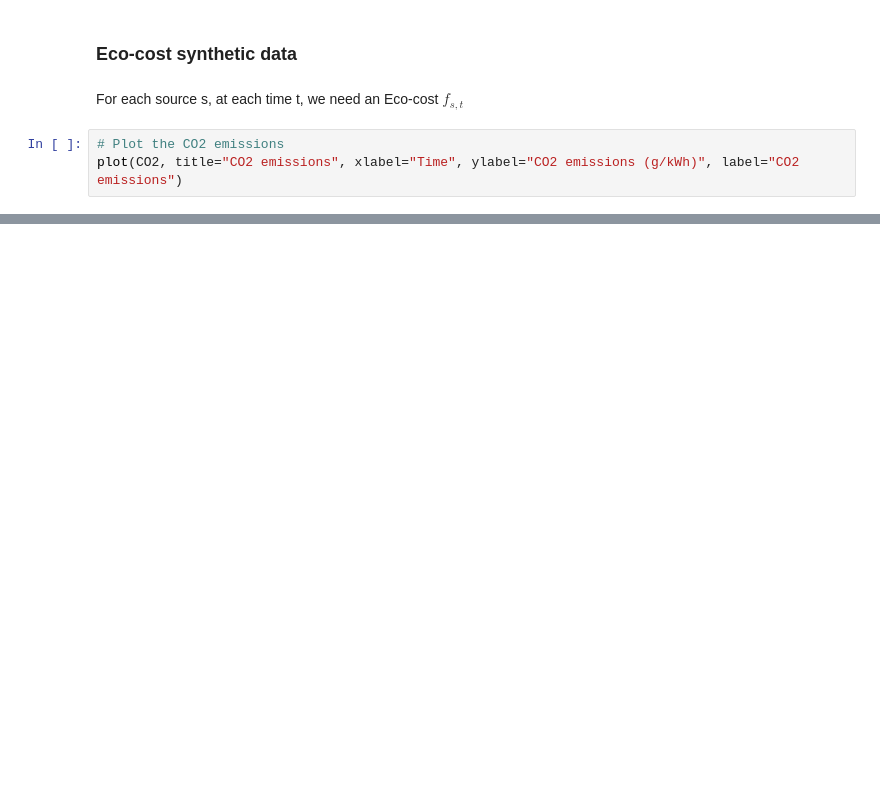
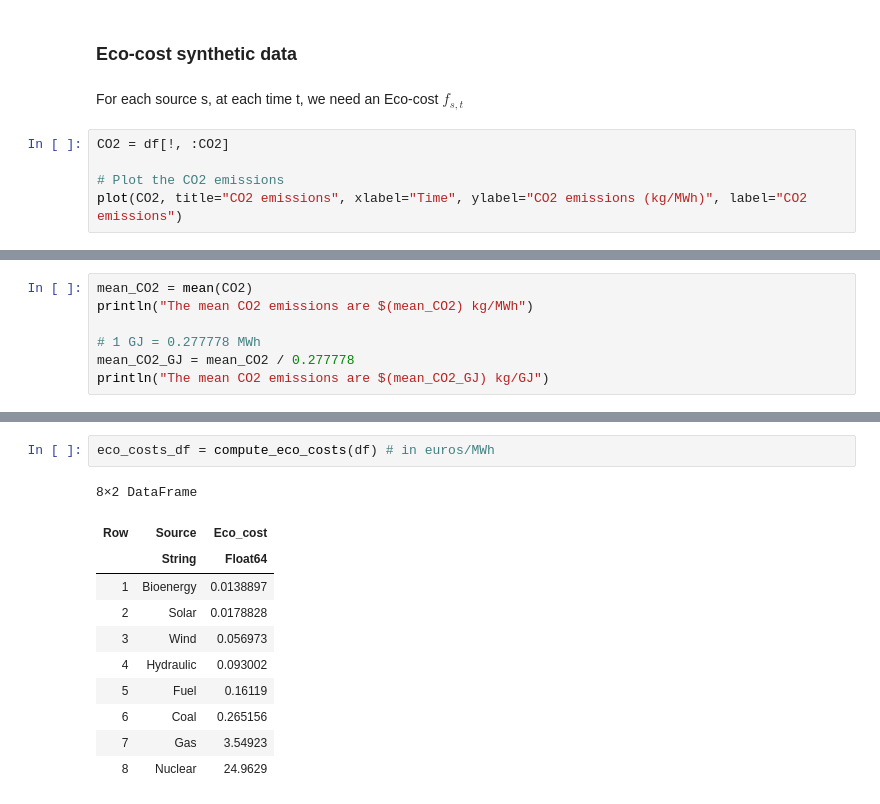
Before and after one commit to OscarCourbit/Energy-Allocation-in-France, a Jupyter notebook: Project_Problem.ipynb, the cells around one changed output, grey strips where cells are left out. Drawn from its saved outputs; the diff is of its cells as text; blank space fills up the shorter version.

Commit message:
added eco-costs and carbon footprints

```diff
--- a/Project_Problem.ipynb
+++ b/Project_Problem.ipynb
@@ -108,5 +146,7 @@ plot(df_daily[!, :Date], df_daily[!, :Consumption_mean], label="Consumption")
 # %% [markdown]
 For each source s, at each time t, we need an Eco-cost $f_{s,t}$
 # %%
+CO2 = df[!, :CO2]
+
 # Plot the CO2 emissions
-plot(CO2, title="CO2 emissions", xlabel="Time", ylabel="CO2 emissions (g/kWh)", label="CO2 emissions")
+plot(CO2, title="CO2 emissions", xlabel="Time", ylabel="CO2 emissions (kg/MWh)", label="CO2 emissions")
@@ -124,0 +153,7 @@ first(df, 5)
+# %%
+mean_CO2 = mean(CO2)
+println("The mean CO2 emissions are $(mean_CO2) kg/MWh")
+
+# 1 GJ = 0.277778 MWh
+mean_CO2_GJ = mean_CO2 / 0.277778
+println("The mean CO2 emissions are $(mean_CO2_GJ) kg/GJ")
@@ -124,0 +266,14 @@ first(df, 5)
+# %%
+eco_costs_df = compute_eco_costs(df) # in euros/MWh
+# %% [output]
+8×2 DataFrame
+| Row | Source | Eco_cost |
+|  | String | Float64 |
+| 1 | Bioenergy | 0.0138897 |
+| 2 | Solar | 0.0178828 |
+| 3 | Wind | 0.056973 |
+| 4 | Hydraulic | 0.093002 |
+| 5 | Fuel | 0.16119 |
+| 6 | Coal | 0.265156 |
+| 7 | Gas | 3.54923 |
+| 8 | Nuclear | 24.9629 |
```
Also changed, not shown: parts of 9 cells of this notebook.
